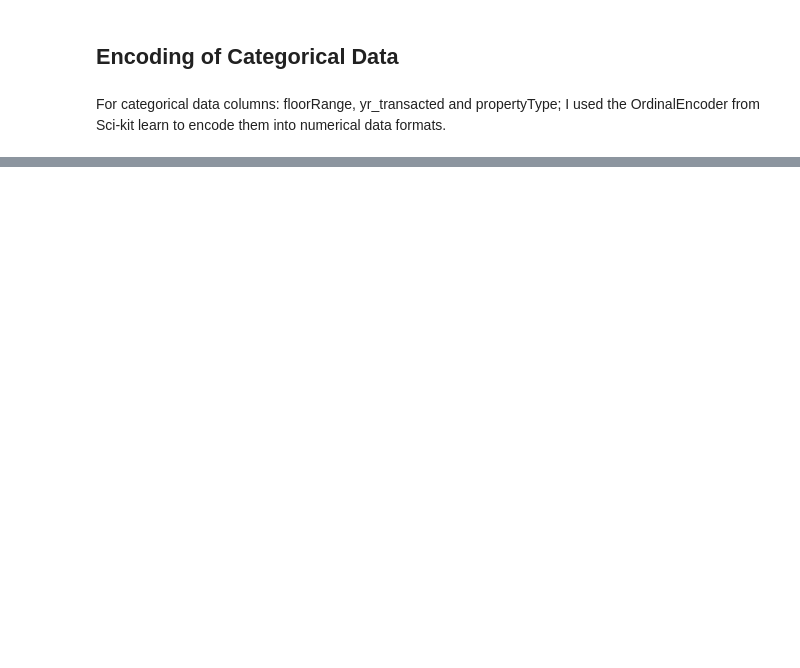
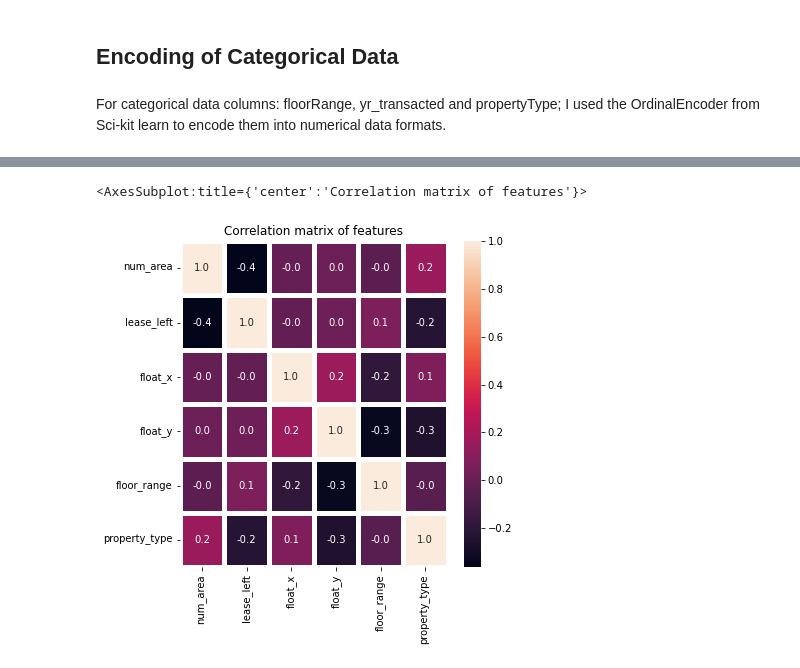
Before and after one commit to RoydonTay/Property-Price-Prediction, a Jupyter notebook: Exploratory_Data_Analysis.ipynb, the cells around one changed output, grey strips where cells are left out. Cells and saved outputs as stored; diff of their text form; code cells hidden in the pictures; blank space fills up the shorter version.

```diff
--- a/Exploratory_Data_Analysis.ipynb
+++ b/Exploratory_Data_Analysis.ipynb
@@ -306,0 +300,8 @@ final_features
+# %%
+# Dropping of Landed properties and those with lease-left > 99 years
+datasetWithoutLanded_df = final_features.copy()
+outlier_index = datasetWithoutLanded_df[(datasetWithoutLanded_df.lease_left > 99) |
+                                        (datasetWithoutLanded_df.property_type > 5)].index
+datasetWithoutLanded_df.drop(outlier_index, axis=0, inplace=True)
+final_features = datasetWithoutLanded_df.reset_index(drop=True)
+final_features
@@ -306,0 +324,6 @@ final_features
+# %%
+y = final_features.num_price
+x = final_features.drop(columns=['num_price'])
+
+x_std = (x - x.mean()) / x.std()
+x_std
@@ -307,2 +344,9 @@ final_features
+# %%
+f, ax = plt.subplots(figsize=(6, 6))
+plt.title('Correlation matrix of features')
+sns.heatmap(x_std.corr(), annot=True, linewidth= 5 , fmt='.1f', ax=ax)
+# %% [output]
+<AxesSubplot:title={'center':'Correlation matrix of features'}>
+[figure, added]
 # %%
 # Saving processed dataset into pickle file
```
Also changed, not shown: parts of 9 cells of this notebook, 4 other files.
